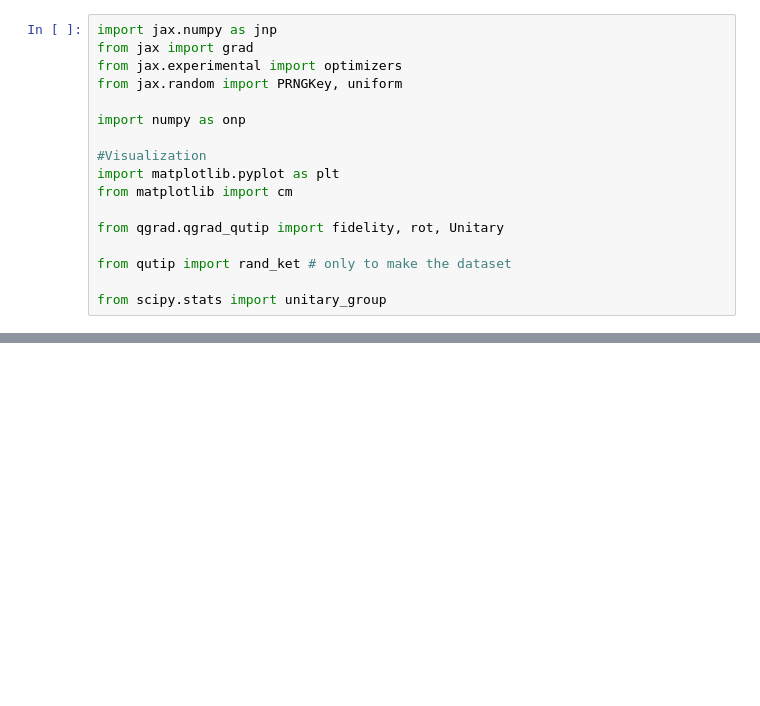
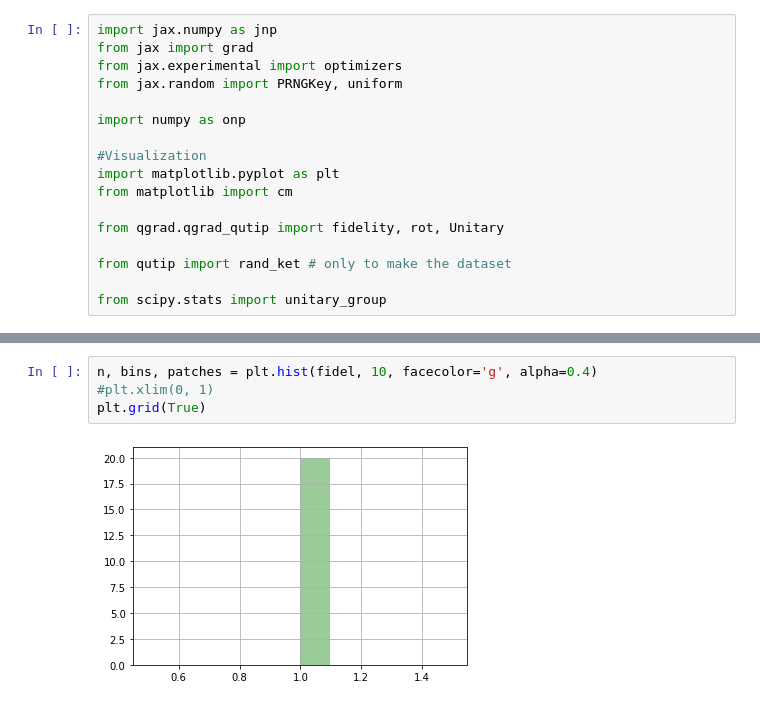
Before and after one commit to qgrad/qgrad, a Jupyter notebook: examples/notebooks/Unitary Learning with qgrad (new).ipynb, the cells around one changed output, grey strips where cells are left out. Saved outputs shown, nothing was run; the diff lists cells and outputs as text; blank space fills up the shorter version.

```diff
--- a/examples/notebooks/Unitary Learning with qgrad (new).ipynb
+++ b/examples/notebooks/Unitary Learning with qgrad (new).ipynb
@@ -64,0 +275,6 @@ from scipy.stats import unitary_group
+# %%
+n, bins, patches = plt.hist(fidel, 10, facecolor='g', alpha=0.4)
+#plt.xlim(0, 1)
+plt.grid(True)
+# %% [output]
+[figure, added]
```
Also changed, not shown: parts of 11 cells of this notebook.
